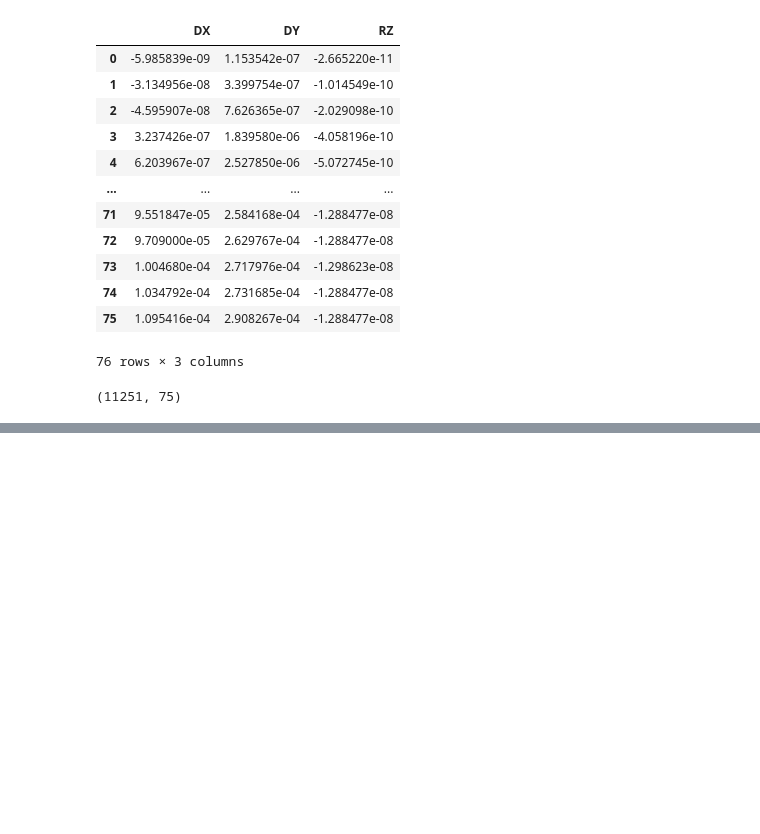
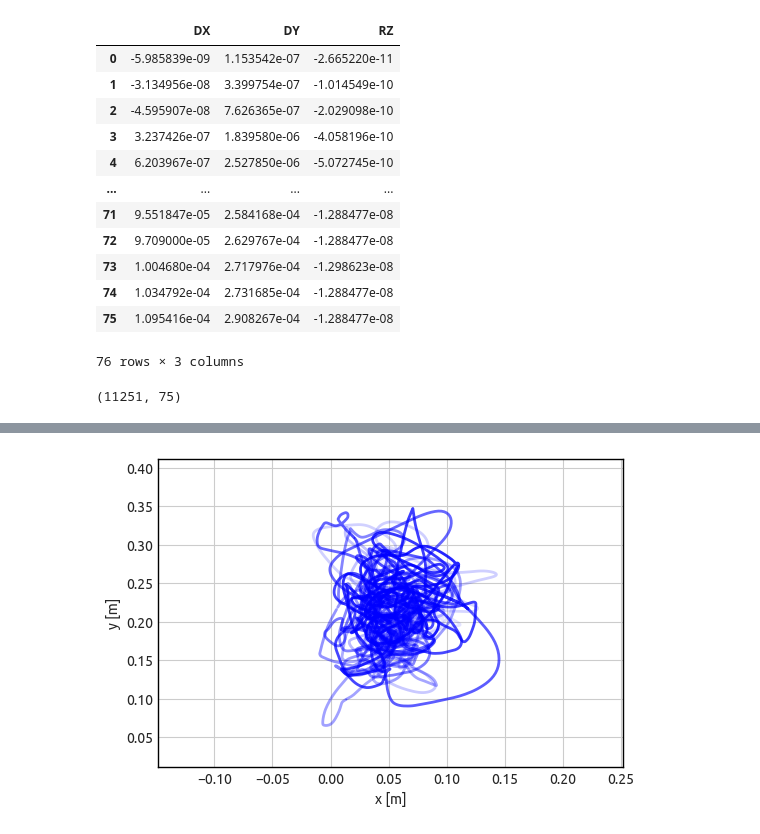
Before and after one commit to AeroSim-CFD/cfdmod, a Jupyter notebook: notebooks/test_hfpi.ipynb, the cells around one changed output, grey strips where cells are left out. Cells and saved outputs as stored; diff of their text form; code cells hidden in the pictures; blank space fills up the shorter version.

```diff
--- a/notebooks/test_hfpi.ipynb
+++ b/notebooks/test_hfpi.ipynb
@@ -142,0 +143,6 @@ plt.plot(real_displacement['x'][:,75])
+# %%
+fig, ax = hfpi.plot_displacement(real_displacement, floor_plot=-1, plot_limit=0.2, start_step_idx=0)
+
+fig.show()
+# %% [output]
+[figure, added]
```
Also changed, not shown: parts of 4 cells of this notebook, 1 other file.
